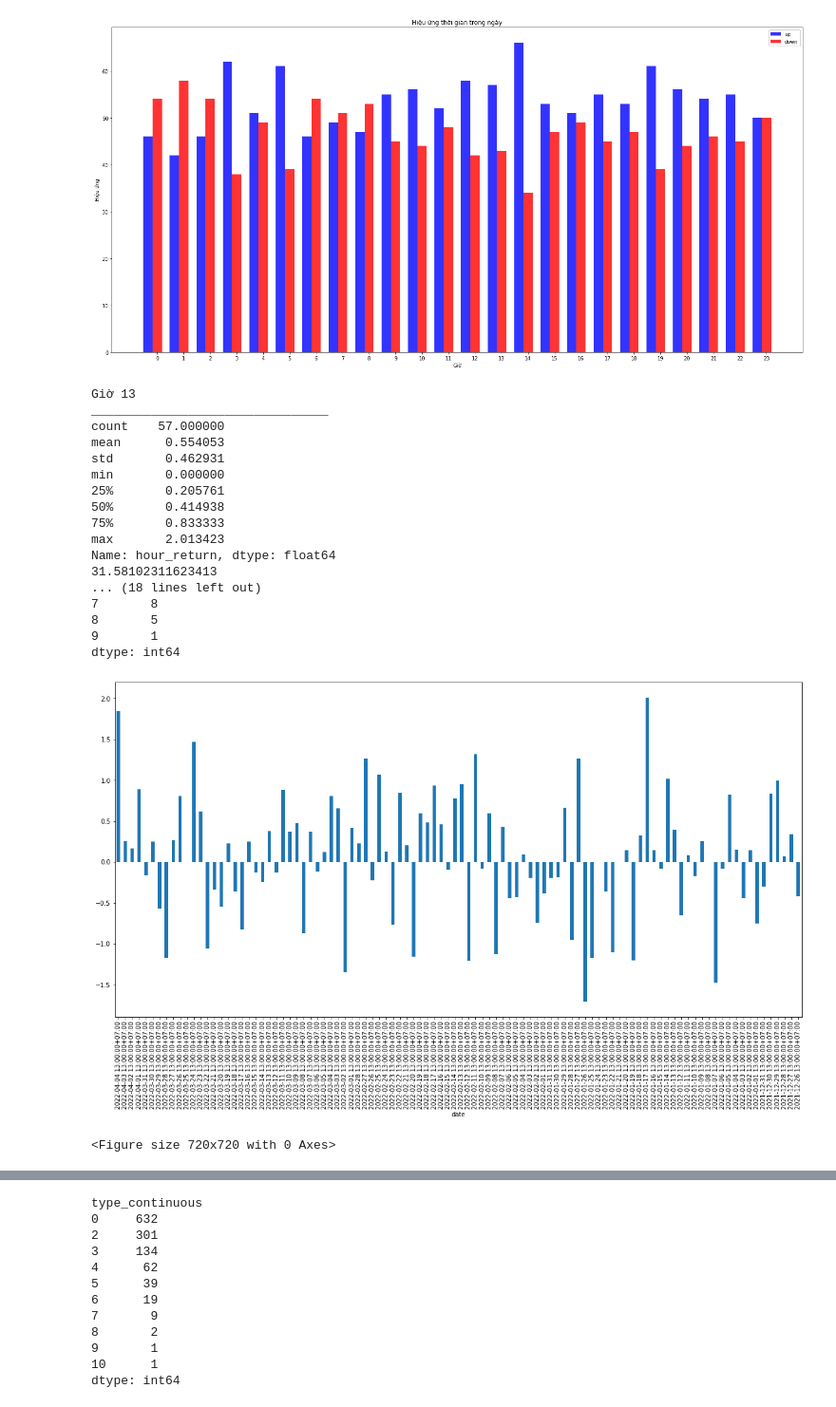
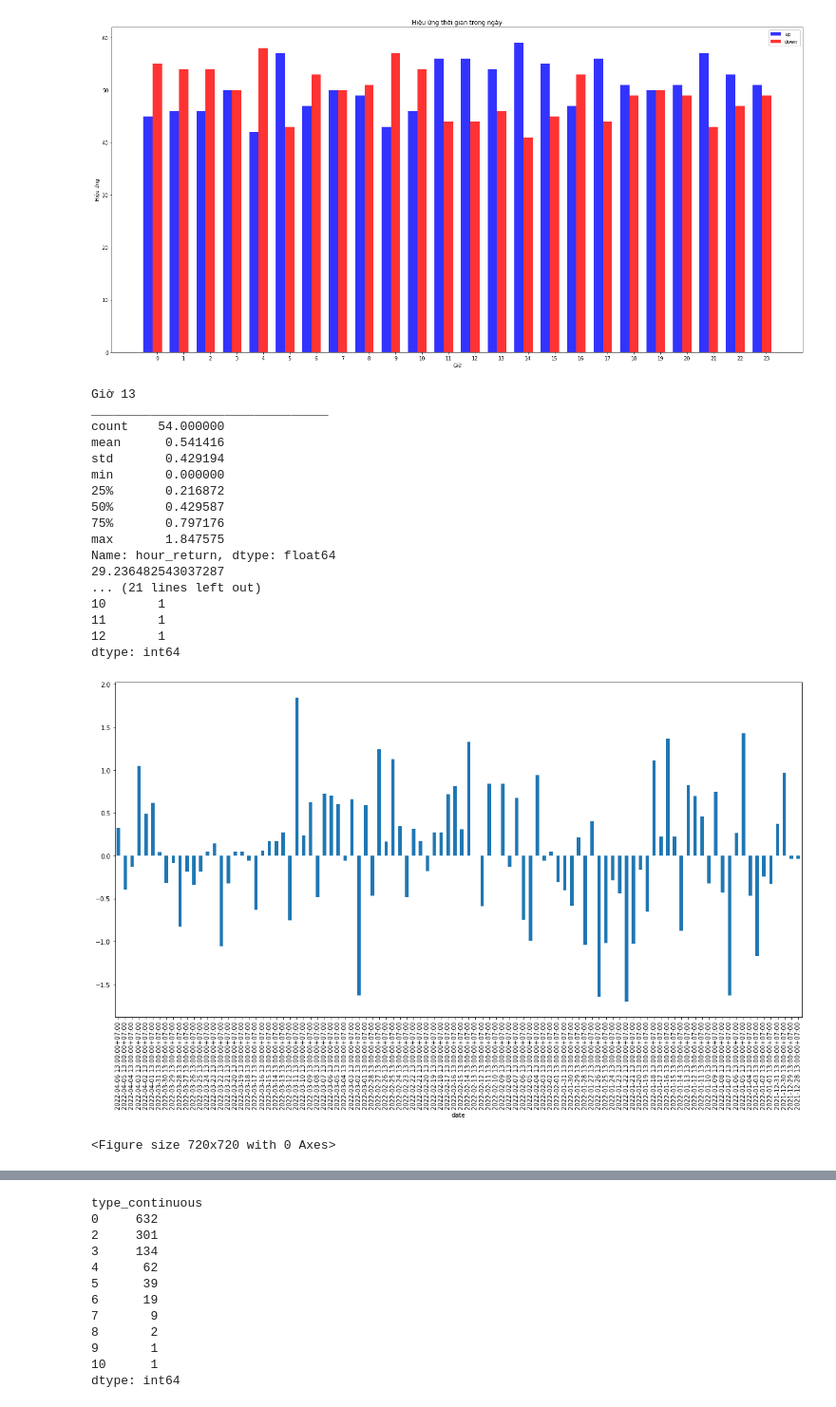
Before and after one commit to bachpx195/the_big_trade, a Jupyter notebook: TheBigTrade/HighestHourInDay.ipynb, the cells around one changed output, grey strips where cells are left out. Shown: that part at 95% size. Drawn from its saved outputs; the diff is of its cells as text; code cells hidden in the pictures.

```diff
--- a/TheBigTrade/HighestHourInDay.ipynb
+++ b/TheBigTrade/HighestHourInDay.ipynb
@@ -10,7 +10,7 @@ import numpy as np
 
 
 merchandise_rate = MerchandiseRate()
-merchandise_rate_id = merchandise_rate.find_by_slug('ADAUSDT')
+merchandise_rate_id = merchandise_rate.find_by_slug('DOTUSDT')
 candlestick = Candlestick(merchandise_rate_id, 'hour', 24*100, "DESC")
 # candlestick = Candlestick(merchandise_rate_id, 'hour', 24*50, "DESC", start_date='2021-9-7', end_date='2021-9-28')
 # candlestick_day = Candlestick(merchandise_rate_id, 'day', 100, "DESC")
@@ -90,45 +90,45 @@ print(data_prices_up['hour_return'].sum())
 
 
 print("+++")
 print(data_prices_down['hour_return'].describe())
 print(data_prices_down['hour_return'].sum())
 
 data_prices[data_prices['hour'] == hour_observe]['hour_return'].plot(figsize=[20,10], kind='bar')
 
 
 type_continuous_group = data_prices.groupby(['type_continuous']).size()
 
 print(type_continuous_group)
 
 
 labels = type_continuous_group.index.values
 sizes = type_continuous_group.values
 
 plt.figure()
 fig1, ax1 = plt.subplots(figsize=(12, 7))
 ax1.pie(sizes, labels=labels, autopct='%1.1f%%')
 ax1.axis('equal')  # Equal aspect ratio ensures that pie is drawn as a circle.
 
 plt.legend()
 plt.show()
 # %% [output]
-[figure, old version]
+[figure, new version]
 Giờ 13
 ________________________________
-count    57.000000
-mean      0.554053
-std       0.462931
+count    54.000000
+mean      0.541416
+std       0.429194
 min       0.000000
-25%       0.205761
-50%       0.414938
-75%       0.833333
-max       2.013423
+25%       0.216872
+50%       0.429587
+75%       0.797176
+max       1.847575
 Name: hour_return, dtype: float64
-31.58102311623413
-... (18 lines left out)
-7       8
-8       5
-9       1
+29.236482543037287
+... (21 lines left out)
+10       1
+11       1
+12       1
 dtype: int64
-[figure, old version]
+[figure, new version]
 <Figure size 720x720 with 0 Axes>
```
Also changed, not shown: parts of 1 cell of this notebook, 3 other files.
